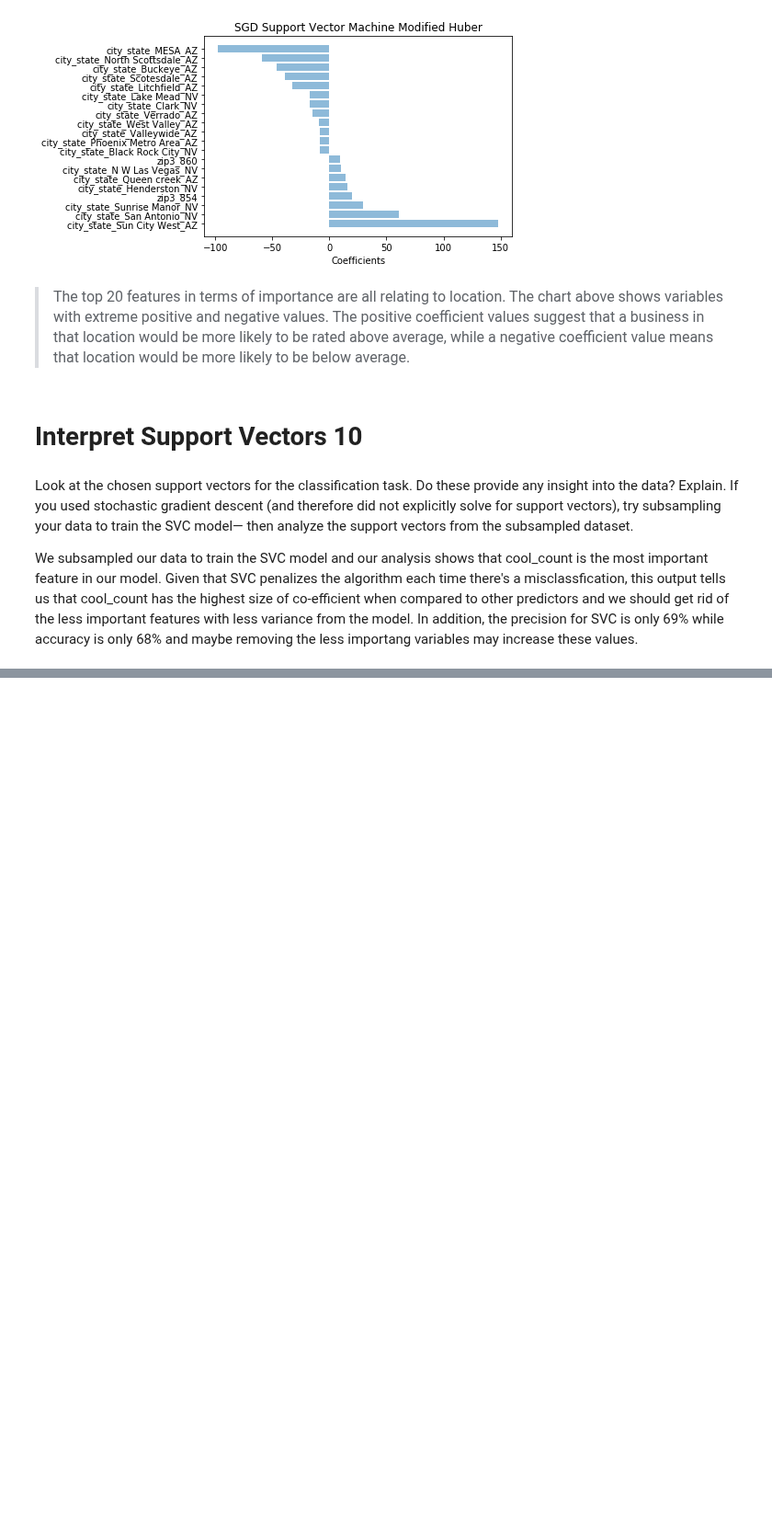
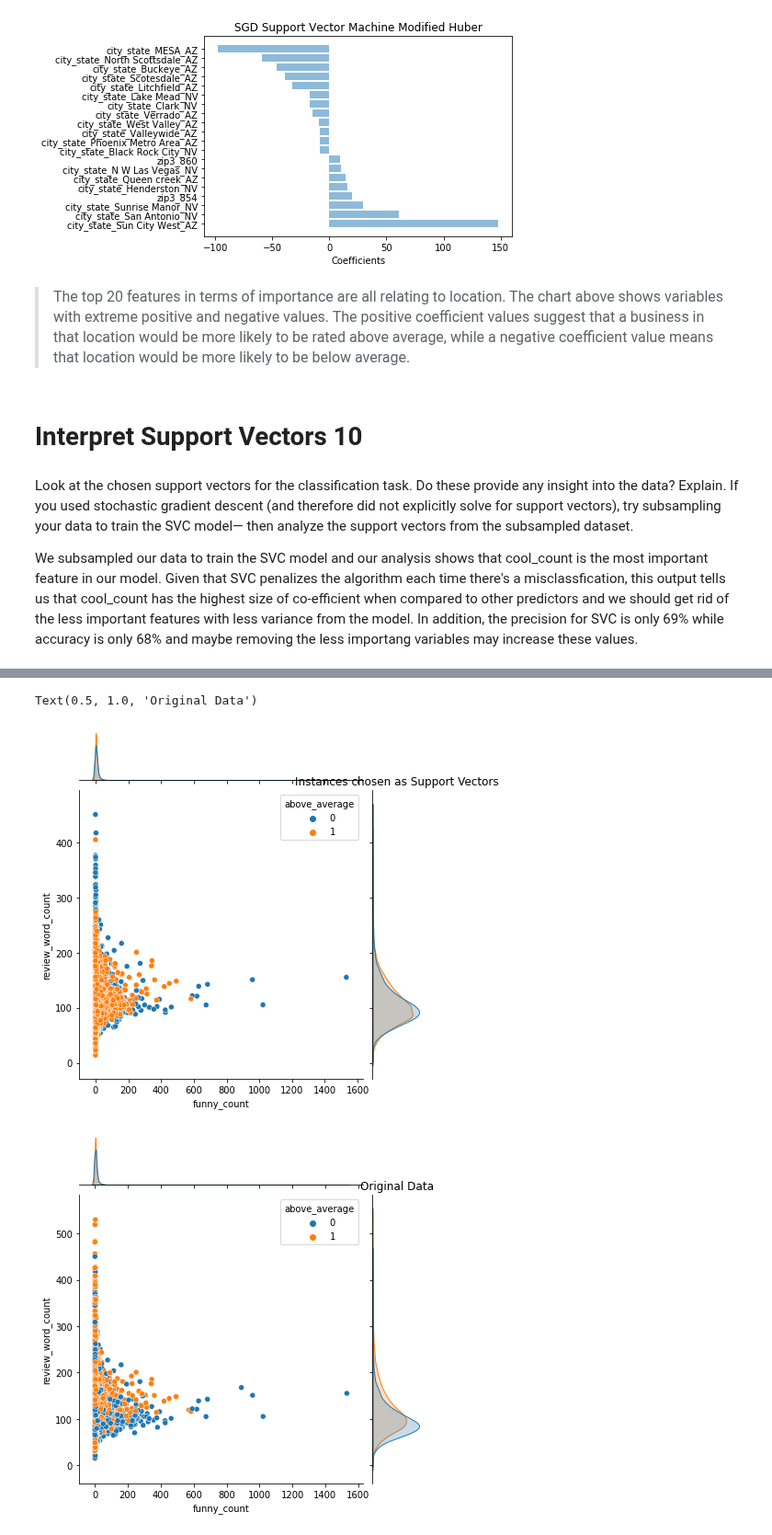
Before and after one commit to rchannewiser/MSDS-machine-learning1-team5, a Jupyter notebook: team5_lab2.ipynb, the cells around one changed output, grey strips where cells are left out. Shown at 92% size. Cells and saved outputs as stored; diff of their text form; code cells hidden in the pictures; blank space fills up the shorter version.

```diff
--- a/team5_lab2.ipynb
+++ b/team5_lab2.ipynb
@@ -499,0 +593,9 @@ plot_importance(svc_importance,top_n=20)
+# %%
+sb.jointplot(data=df_support, x="funny_count", y="review_word_count", hue="above_average")
+plt.title('Instances chosen as Support Vectors')
+sb.jointplot(data=df_business_subset, x="funny_count", y="review_word_count", hue="above_average")
+plt.title('Original Data')
+# %% [output]
+Text(0.5, 1.0, 'Original Data')
+[figure, added]
+[figure, added]
```
Also changed, not shown: parts of 14 cells of this notebook.
